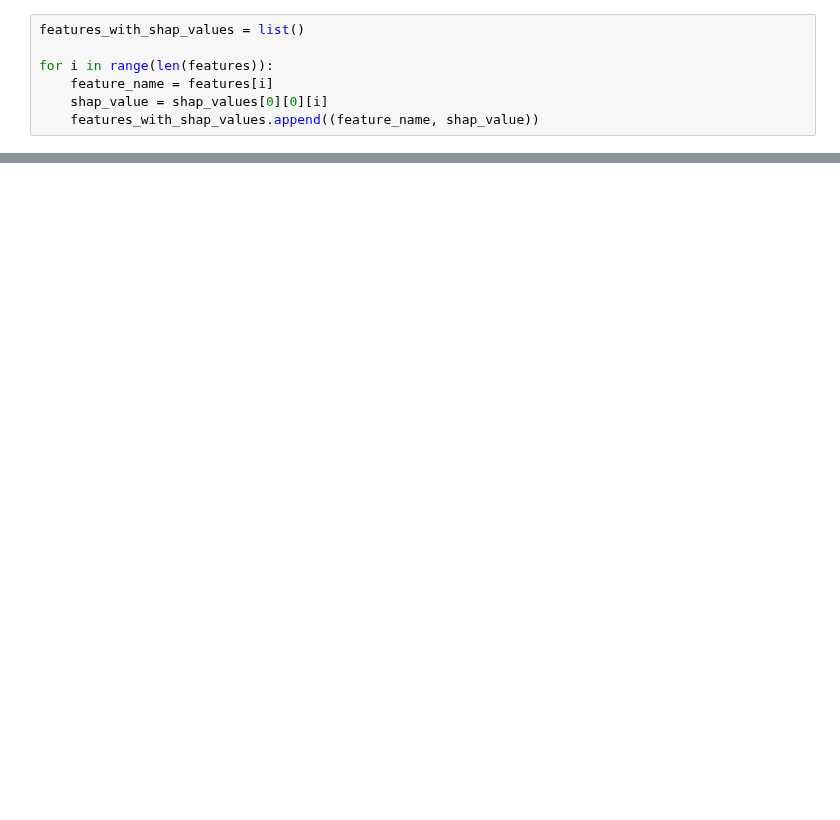
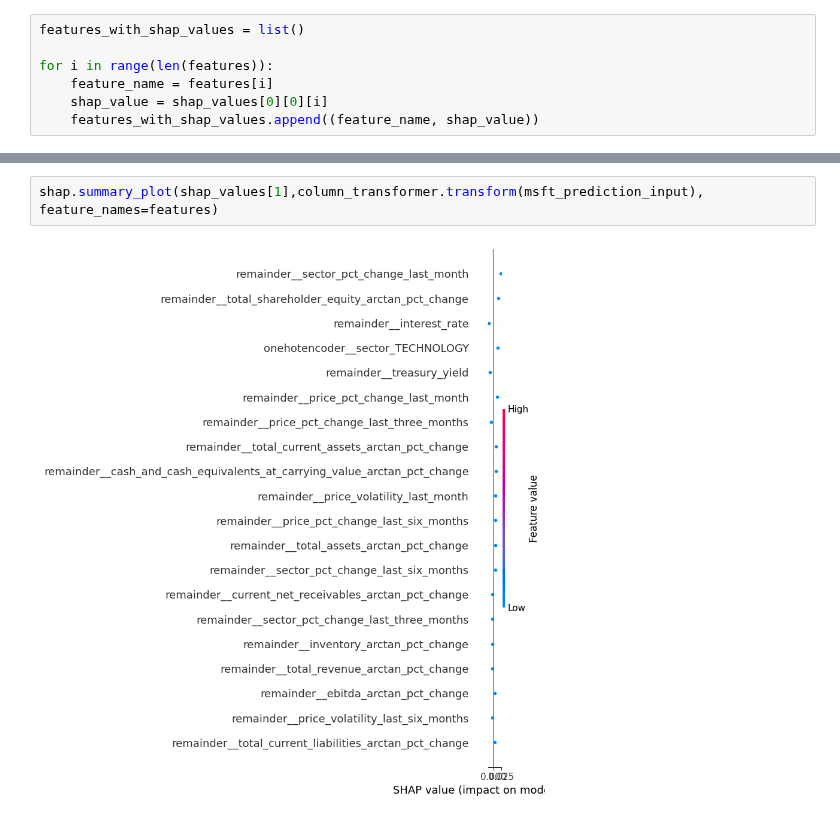
Before and after one commit to OrestisStefanou/InvestorAPI, a Jupyter notebook: Untitled.ipynb, the cells around one changed output, grey strips where cells are left out. Saved outputs shown, nothing was run; the diff lists cells and outputs as text; blank space fills up the shorter version.

Commit message:
Shap analysis

```diff
--- a/Untitled.ipynb
+++ b/Untitled.ipynb
@@ -631,0 +542,4 @@ shap.summary_plot(shap_values, feature_names=features)
+# %%
+shap.summary_plot(shap_values[1],column_transformer.transform(msft_prediction_input), feature_names=features)
+# %% [output]
+[figure, added]
```
Also changed, not shown: parts of 11 cells of this notebook, 1 other file.
